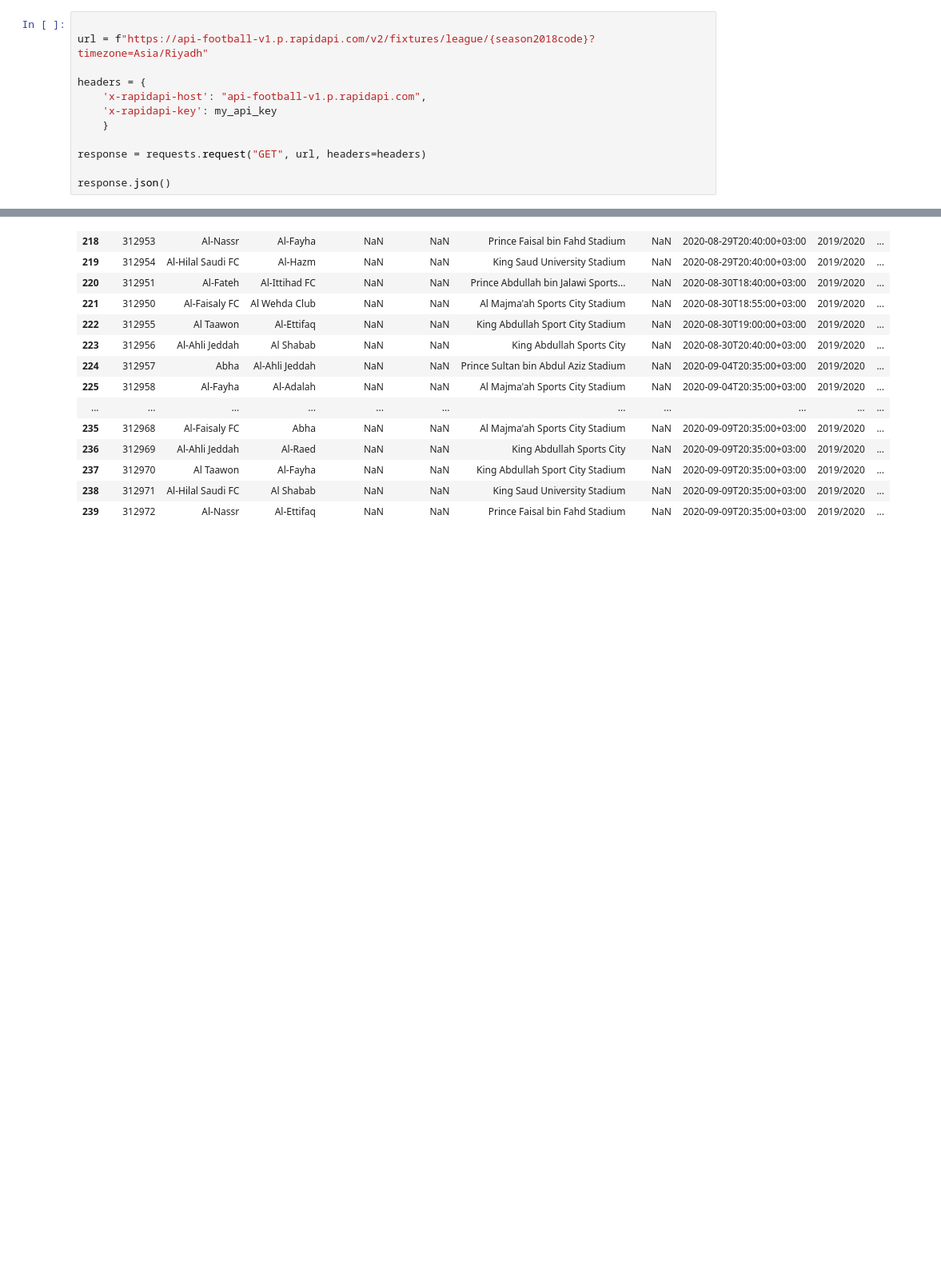
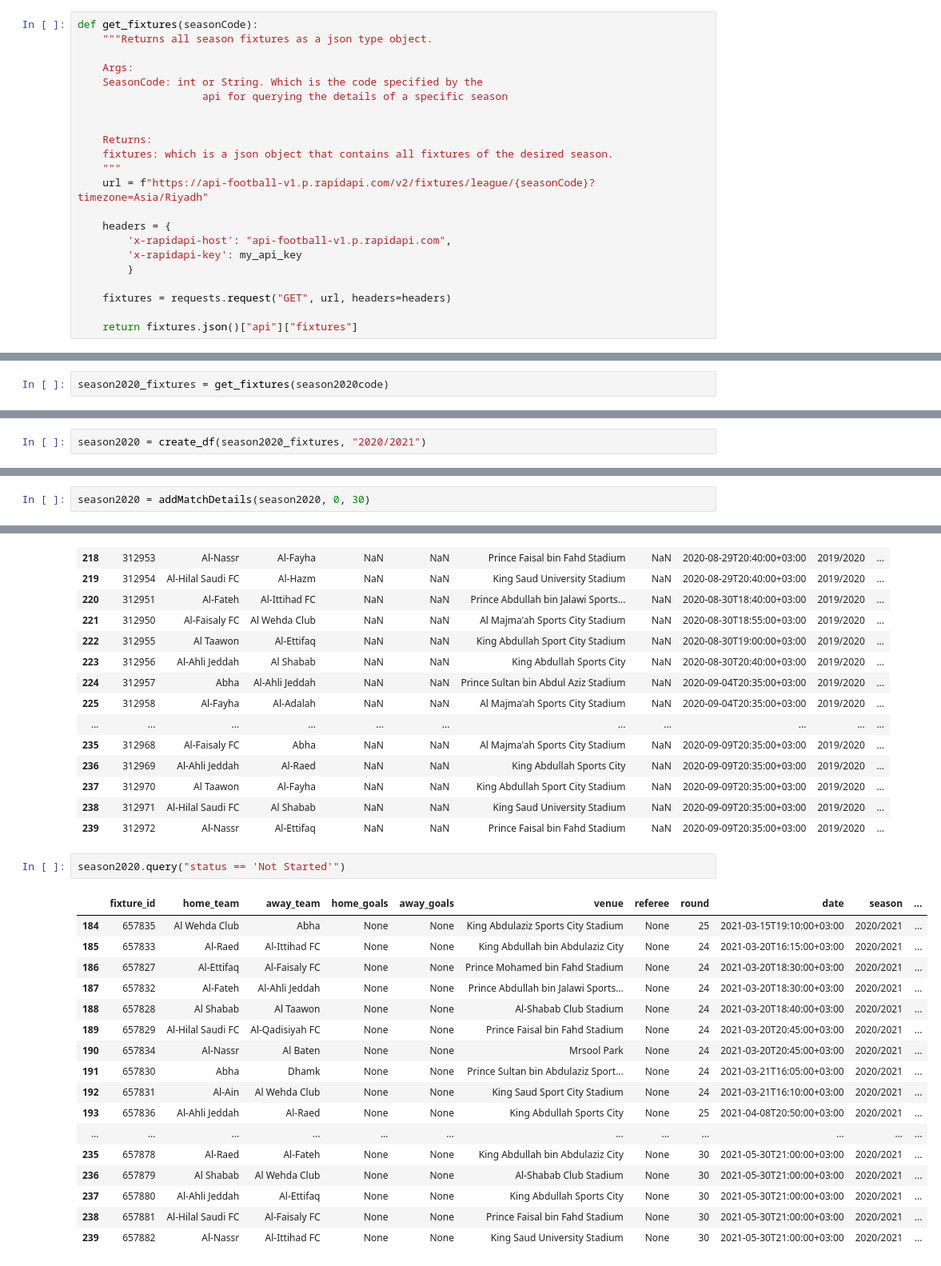
Before and after one commit to Link20222/SaudiLeague, a Jupyter notebook: Data Collection.ipynb, the cells around one changed output, grey strips where cells are left out. Shown at 80% size. Cells and saved outputs as stored; diff of their text form; blank space fills up the shorter version.

```diff
--- a/Data Collection.ipynb
+++ b/Data Collection.ipynb
@@ -84,14 +93,24 @@ pprint.pprint(response.json())
 # %% [markdown]
 requesting the matches data corrected to our timezone
 # %%
+def get_fixtures(seasonCode):
+    """Returns all season fixtures as a json type object.
 
-url = f"https://api-football-v1.p.rapidapi.com/v2/fixtures/league/{season2018code}?timezone=Asia/Riyadh"
+    Args:
+    SeasonCode: int or String. Which is the code specified by the
+                    api for querying the details of a specific season
 
-headers = {
-    'x-rapidapi-host': "api-football-v1.p.rapidapi.com",
-    'x-rapidapi-key': my_api_key
-    }
 
-response = requests.request("GET", url, headers=headers)
+    Returns:
+    fixtures: which is a json object that contains all fixtures of the desired season.
+    """
+    url = f"https://api-football-v1.p.rapidapi.com/v2/fixtures/league/{seasonCode}?timezone=Asia/Riyadh"
 
-response.json()
+    headers = {
+        'x-rapidapi-host': "api-football-v1.p.rapidapi.com",
+        'x-rapidapi-key': my_api_key
+        }
+
+    fixtures = requests.request("GET", url, headers=headers)
+
+    return fixtures.json()["api"]["fixtures"]
@@ -118,3 +332,5 @@ data = response.json()
+# %%
+season2020_fixtures = get_fixtures(season2020code)
 # %% [markdown]
 Now we should have the data for all matches in the 2018/2019 season.
 We have 16 teams playing 30 rounds so we got 16 * 30 / 2 = 240 matches
@@ -184,0 +363,2 @@ dtype: int64
+# %%
+season2020 = create_df(season2020_fixtures, "2020/2021")
@@ -184,0 +381,2 @@ dtype: int64
+# %%
+season2020 = addMatchDetails(season2020, 0, 30)
@@ -487,4 +481,24 @@ season2019.loc[season2019["status"] == "Not Started"]
 | 237 | 312970 | Al Taawon | Al-Fayha | NaN | NaN | King Abdullah Sport City Stadium | NaN | 2020-09-09T20:35:00+03:00 | 2019/2020 | ... |
 | 238 | 312971 | Al-Hilal Saudi FC | Al Shabab | NaN | NaN | King Saud University Stadium | NaN | 2020-09-09T20:35:00+03:00 | 2019/2020 | ... |
 | 239 | 312972 | Al-Nassr | Al-Ettifaq | NaN | NaN | Prince Faisal bin Fahd Stadium | NaN | 2020-09-09T20:35:00+03:00 | 2019/2020 | ... |
+# %%
+season2020.query("status == 'Not Started'")
+# %% [output]
+|  | fixture_id | home_team | away_team | home_goals | away_goals | venue | referee | round | date | season | ... |
+| 184 | 657835 | Al Wehda Club | Abha | None | None | King Abdulaziz Sports City Stadium | None | 25 | 2021-03-15T19:10:00+03:00 | 2020/2021 | ... |
+| 185 | 657833 | Al-Raed | Al-Ittihad FC | None | None | King Abdullah bin Abdulaziz City | None | 24 | 2021-03-20T16:15:00+03:00 | 2020/2021 | ... |
+| 186 | 657827 | Al-Ettifaq | Al-Faisaly FC | None | None | Prince Mohamed bin Fahd Stadium | None | 24 | 2021-03-20T18:30:00+03:00 | 2020/2021 | ... |
+| 187 | 657832 | Al-Fateh | Al-Ahli Jeddah | None | None | Prince Abdullah bin Jalawi Sports... | None | 24 | 2021-03-20T18:30:00+03:00 | 2020/2021 | ... |
+| 188 | 657828 | Al Shabab | Al Taawon | None | None | Al-Shabab Club Stadium | None | 24 | 2021-03-20T18:40:00+03:00 | 2020/2021 | ... |
+| 189 | 657829 | Al-Hilal Saudi FC | Al-Qadisiyah FC | None | None | Prince Faisal bin Fahd Stadium | None | 24 | 2021-03-20T20:45:00+03:00 | 2020/2021 | ... |
+| 190 | 657834 | Al-Nassr | Al Baten | None | None | Mrsool Park | None | 24 | 2021-03-20T20:45:00+03:00 | 2020/2021 | ... |
+| 191 | 657830 | Abha | Dhamk | None | None | Prince Sultan bin Abdulaziz Sport... | None | 24 | 2021-03-21T16:05:00+03:00 | 2020/2021 | ... |
+| 192 | 657831 | Al-Ain | Al Wehda Club | None | None | King Saud Sport City Stadium | None | 24 | 2021-03-21T16:10:00+03:00 | 2020/2021 | ... |
+| 193 | 657836 | Al-Ahli Jeddah | Al-Raed | None | None | King Abdullah Sports City | None | 25 | 2021-04-08T20:50:00+03:00 | 2020/2021 | ... |
+| ... | ... | ... | ... | ... | ... | ... | ... | ... | ... | ... | ... |
+| 235 | 657878 | Al-Raed | Al-Fateh | None | None | King Abdullah bin Abdulaziz City | None | 30 | 2021-05-30T21:00:00+03:00 | 2020/2021 | ... |
+| 236 | 657879 | Al Shabab | Al Wehda Club | None | None | Al-Shabab Club Stadium | None | 30 | 2021-05-30T21:00:00+03:00 | 2020/2021 | ... |
+| 237 | 657880 | Al-Ahli Jeddah | Al-Ettifaq | None | None | King Abdullah Sports City | None | 30 | 2021-05-30T21:00:00+03:00 | 2020/2021 | ... |
+| 238 | 657881 | Al-Hilal Saudi FC | Al-Faisaly FC | None | None | Prince Faisal bin Fahd Stadium | None | 30 | 2021-05-30T21:00:00+03:00 | 2020/2021 | ... |
+| 239 | 657882 | Al-Nassr | Al-Ittihad FC | None | None | King Saud University Stadium | None | 30 | 2021-05-30T21:00:00+03:00 | 2020/2021 | ... |
 # %%
```
Also changed, not shown: parts of 60 cells of this notebook, 2 other files.
